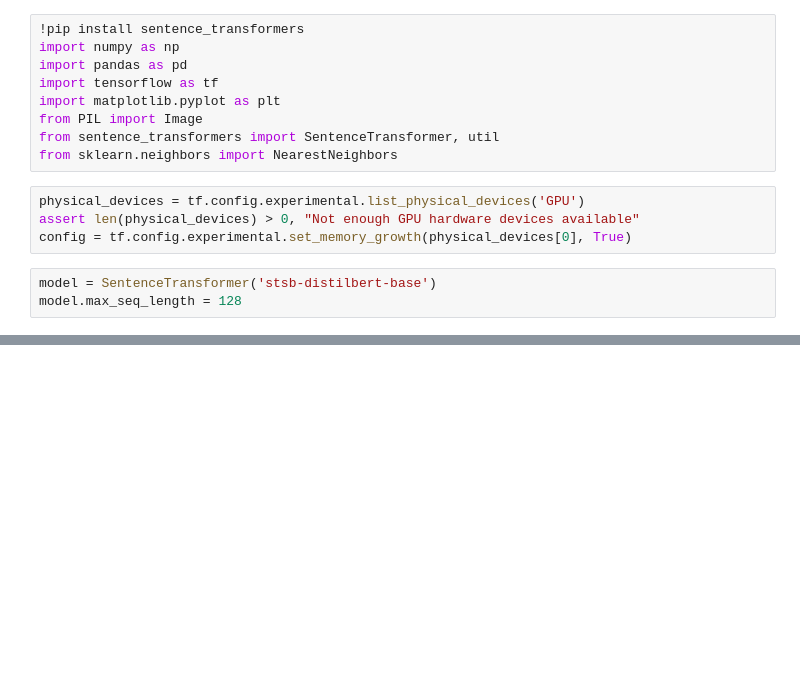
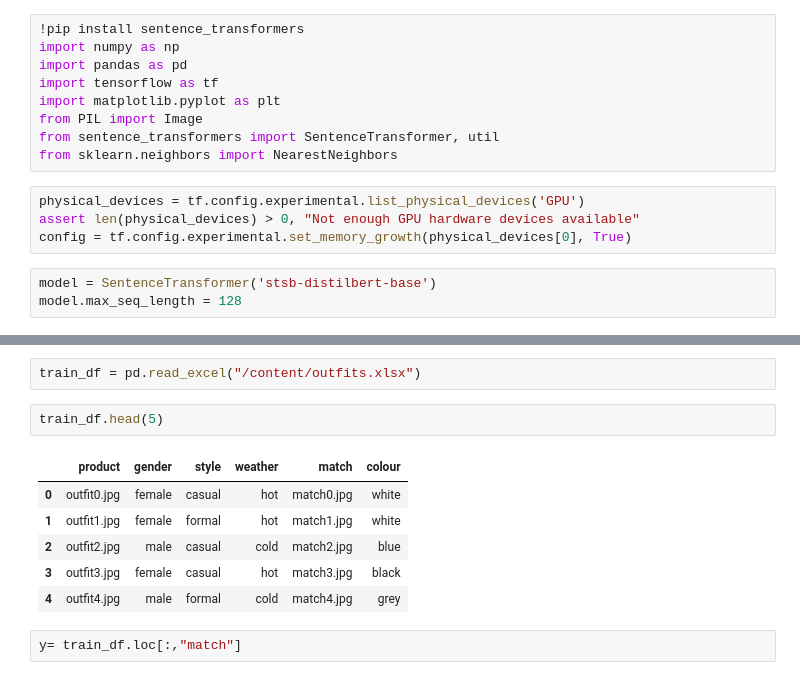
Before and after one commit to AkshayTries/FashionRec, a Jupyter notebook: Recommend.ipynb, the cells around one changed output, grey strips where cells are left out. Drawn from its saved outputs; the diff is of its cells as text; blank space fills up the shorter version.

```diff
--- a/Recommend.ipynb
+++ b/Recommend.ipynb
@@ -25,0 +43,13 @@ Downloading data from https://storage.googleapis.com/tensorflow/keras-applicatio
+# %%
+train_df = pd.read_excel("/content/outfits.xlsx")
+# %%
+train_df.head(5)
+# %% [output]
+|  | product | gender | style | weather | match | colour |
+| 0 | outfit0.jpg | female | casual | hot | match0.jpg | white |
+| 1 | outfit1.jpg | female | formal | hot | match1.jpg | white |
+| 2 | outfit2.jpg | male | casual | cold | match2.jpg | blue |
+| 3 | outfit3.jpg | female | casual | hot | match3.jpg | black |
+| 4 | outfit4.jpg | male | formal | cold | match4.jpg | grey |
+# %%
+y= train_df.loc[:,"match"]
```
Also changed, not shown: parts of 19 cells of this notebook.
